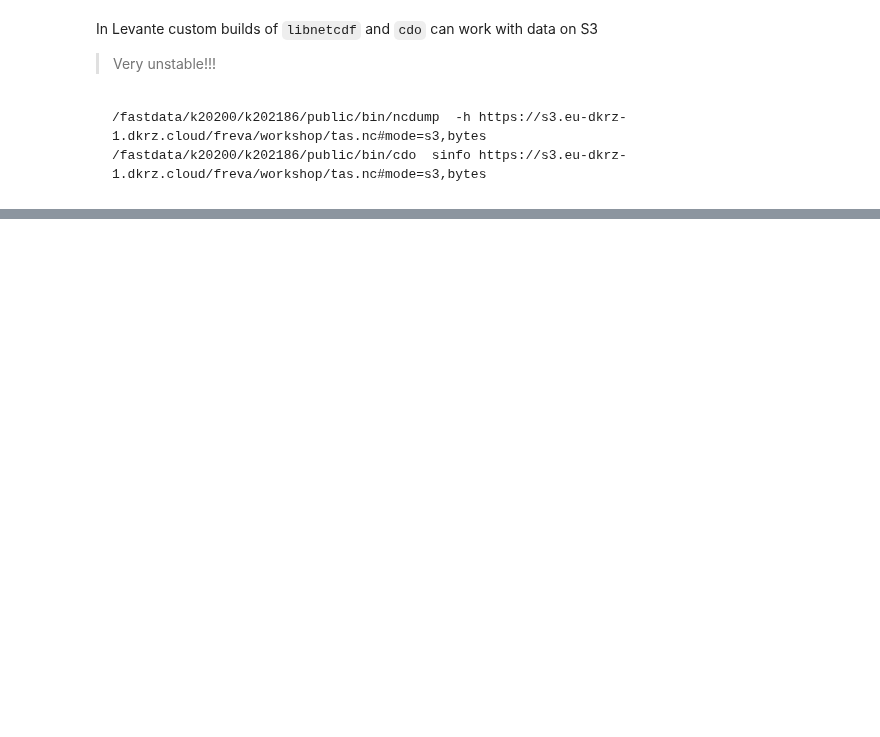
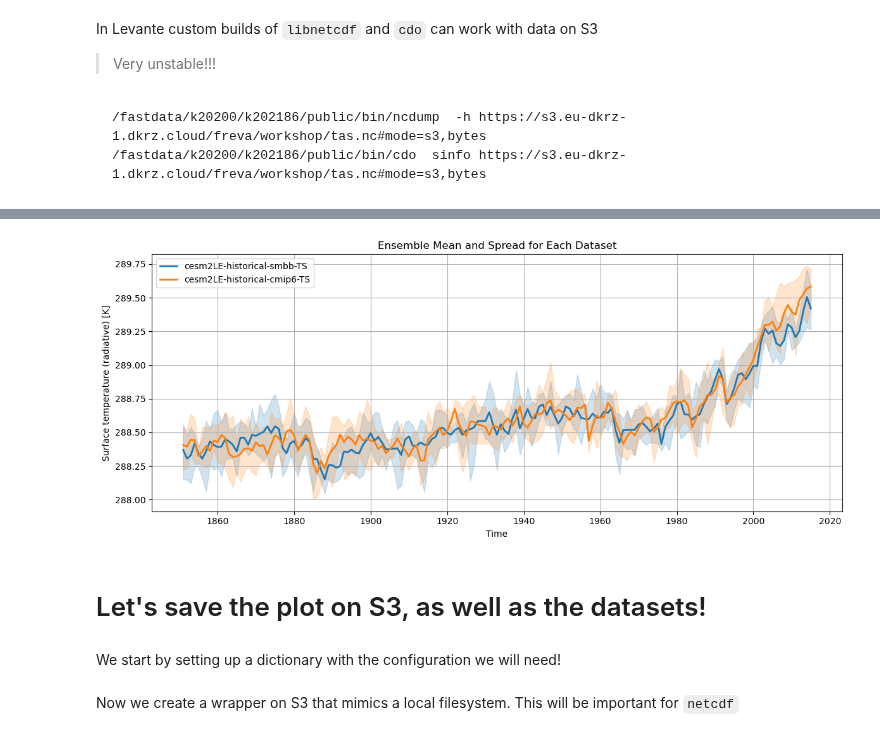
Before and after one commit to freva-org/Talks, a Jupyter notebook: DataSearchWorkshop2025/FrevaWorkshop.ipynb, the cells around one changed output, grey strips where cells are left out. Cells and saved outputs as stored; diff of their text form; code cells hidden in the pictures; blank space fills up the shorter version.

```diff
--- a/DataSearchWorkshop2025/FrevaWorkshop.ipynb
+++ b/DataSearchWorkshop2025/FrevaWorkshop.ipynb
@@ -855,0 +919,9 @@ In Levante custom builds of `libnetcdf` and `cdo` can work with data on S3
+# %%
+search_keys = {
+    'fs_type': 's3',
+    'project':'cesm2-le',
+    'experiment': 'historical',
+    'realm': 'atm',
+    'time_frequency':'monthly'
+}
+'ts' in databrowser.metadata_search(**search_keys)['variable']
@@ -855,0 +930,3 @@ In Levante custom builds of `libnetcdf` and `cdo` can work with data on S3
+# %%
+db = databrowser(variable='ts', **search_keys)
+db,list(db)[:5]
@@ -855,0 +1037,48 @@ In Levante custom builds of `libnetcdf` and `cdo` can work with data on S3
+# %%
+import matplotlib.pyplot as plt
+
+# Create a color cycle for different experiments
+colors = plt.rcParams["axes.prop_cycle"].by_key()["color"]
+
+plot = plt.figure(figsize=(12, 5))
+
+for i, (exp, data) in enumerate(time_series.items()):
+    ts = data.resample(time="1YE").mean()
+    ts_min = ts.min(dim="ensemble").squeeze()
+    ts_max = ts.max(dim="ensemble").squeeze()
+    ts_mean = ts.mean(dim="ensemble").squeeze()
+    time_str = ts.time.dt.strftime("%Y").values
+    time_values = np.array(ts.time.values, dtype='datetime64[ns]')
+    # Plot min–max shading
+    plt.fill_between(
+        time_values,
+        ts_min.values,
+        ts_max.values,
+        color=colors[i % len(colors)],
+        alpha=0.2,
+        label=None,
+    )
+    # Plot mean line
+    plt.plot(
+        time_values,
+        ts_mean.values,
+        color=colors[i % len(colors)],
+        linewidth=2,
+        label=f"{exp}"
+    )
+
+# Add plot decorations
+plt.title("Ensemble Mean and Spread for Each Dataset")
+plt.xlabel("Time")
+plt.ylabel(f"{data.attrs['long_name']} [{data.attrs['units']}]")  # Replace with actual units
+plt.legend()
+plt.grid(True)
+plt.tight_layout()
+plt.show()
+# %% [output]
+[figure, added]
+# %% [markdown]
+# Let's save the plot on S3, as well as the datasets!
+# %% [markdown]
+
+We start by setting up a dictionary with the configuration we will need!
@@ -855,0 +1096,2 @@ In Levante custom builds of `libnetcdf` and `cdo` can work with data on S3
+# %% [markdown]
+Now we create a wrapper on S3 that mimics a local filesystem. This will be important for `netcdf`
```
Also changed, not shown: parts of 40 cells of this notebook, 2 other files.
